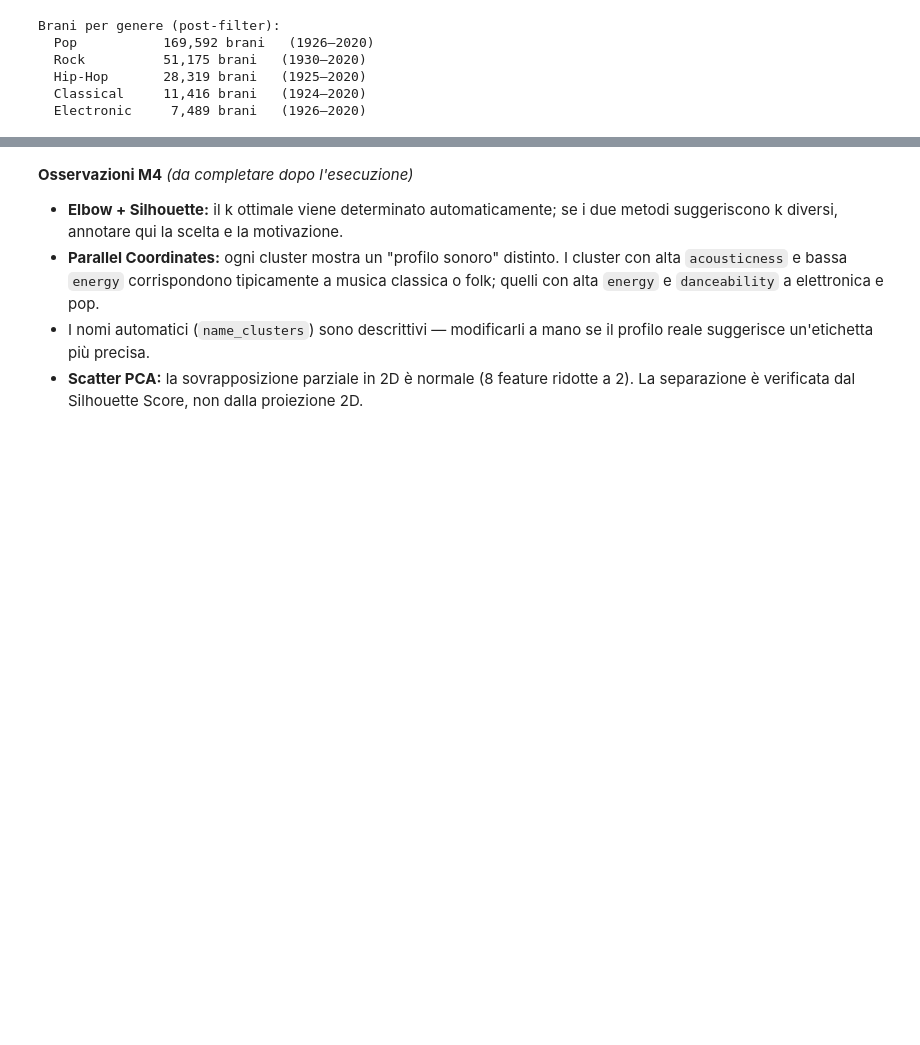
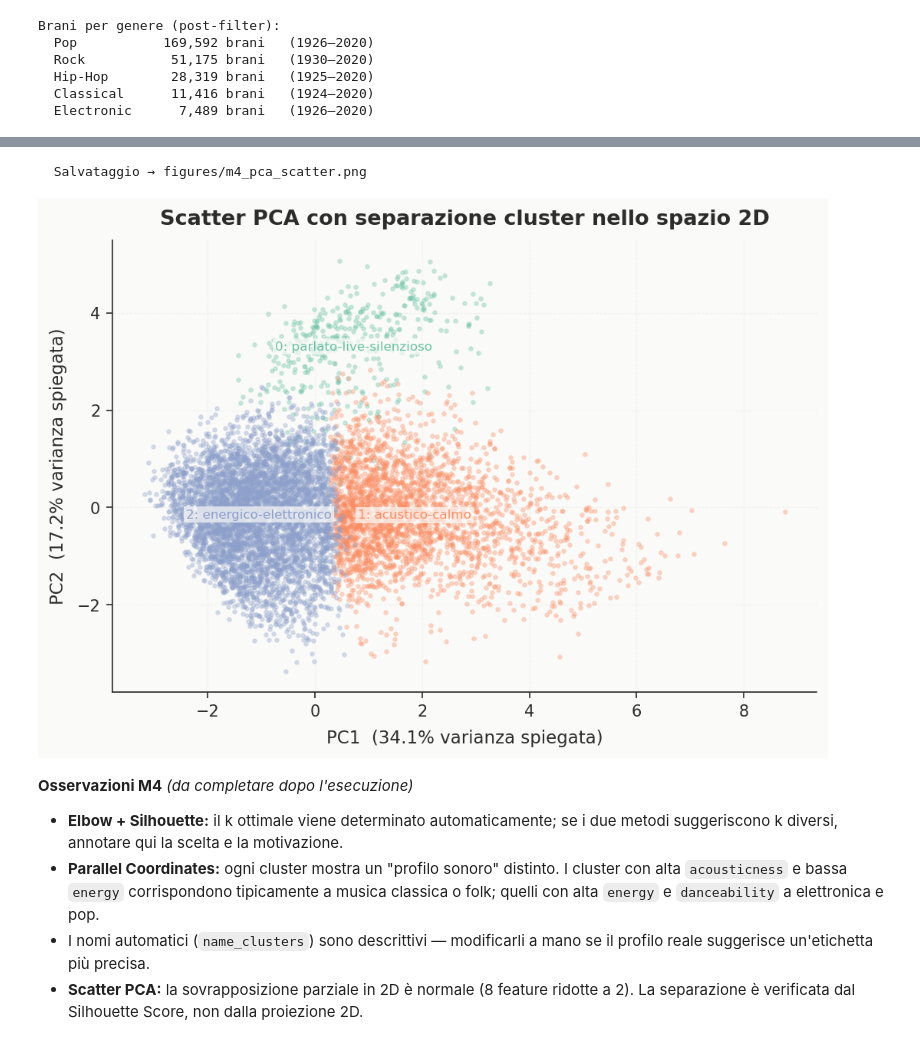
Before and after one commit to arcadiacipolla/La_Trasformazione_del_Suono_-_Scientific_Visualization, a Jupyter notebook: the_shape_of_music.ipynb, the cells around one changed output, grey strips where cells are left out. Cells and saved outputs as stored; diff of their text form; code cells hidden in the pictures; blank space fills up the shorter version.

```diff
--- a/the_shape_of_music.ipynb
+++ b/the_shape_of_music.ipynb
@@ -718,41 +668,41 @@ plt.show()
 # %%
-# ── Scatter PCA — verifica visiva della separazione dei cluster (opzionale) ──
-# Non è un grafico da presentazione: è analisi interna.
-# Se i cluster appaiono sovrapposti in 2D, significa che la separazione
-# esiste nelle dimensioni superiori — normale per K-Means su 8 feature.
+# Scatter PCA per verifica visiva della separazione dei cluster
 
 pca_df["cluster"] = df_c["cluster"].values
 pca_var = results["pca_explained"]
 
 fig, ax = plt.subplots(figsize=(7, 5))
 apply_style(ax)
 
 sample_idx = np.random.default_rng(42).choice(len(pca_df), size=min(8000, len(pca_df)), replace=False)
 sample_pca = pca_df.iloc[sample_idx]
 
 for cluster_id in range(k):
     mask  = sample_pca["cluster"] == cluster_id
     color = CLUSTER_PALETTE[cluster_id % len(CLUSTER_PALETTE)]
     name  = cluster_names.get(int(cluster_id), f"C{cluster_id}")
     ax.scatter(sample_pca.loc[mask, "pc1"], sample_pca.loc[mask, "pc2"],
                color=color, alpha=0.28, s=5, zorder=2)
 
 ax.set_xlabel(f"PC1  ({pca_var[0]*100:.1f}% varianza spiegata)")
 ax.set_ylabel(f"PC2  ({pca_var[1]*100:.1f}% varianza spiegata)")
-ax.set_title("Scatter PCA · separazione cluster nello spazio 2D", pad=10)
+ax.set_title("Scatter PCA con separazione cluster nello spazio 2D", pad=10)
 # Etichettatura diretta al centroide di ogni cluster (Tufte)
 for _cid in range(k):
     _mask   = sample_pca["cluster"] == _cid
     _cx, _cy = sample_pca.loc[_mask, "pc1"].mean(), sample_pca.loc[_mask, "pc2"].mean()
     _name   = cluster_names.get(int(_cid), f"C{_cid}")
     _color  = CLUSTER_PALETTE[_cid % len(CLUSTER_PALETTE)]
     ax.text(_cx, _cy, f"{_cid}: {_name}", fontsize=8,
             ha="center", va="center", color=_color, fontweight="500",
             bbox=dict(facecolor="#FAFAF8", edgecolor="none", alpha=0.7, pad=1.5))
 
 plt.tight_layout()
 save_fig(fig, "m4_pca_scatter")
 plt.show()
+# %% [output]
+  Salvataggio → figures/m4_pca_scatter.png
+[figure, added]
 # %% [markdown]
 **Osservazioni M4** *(da completare dopo l'esecuzione)*
 
```
Also changed, not shown: parts of 23 cells of this notebook.
